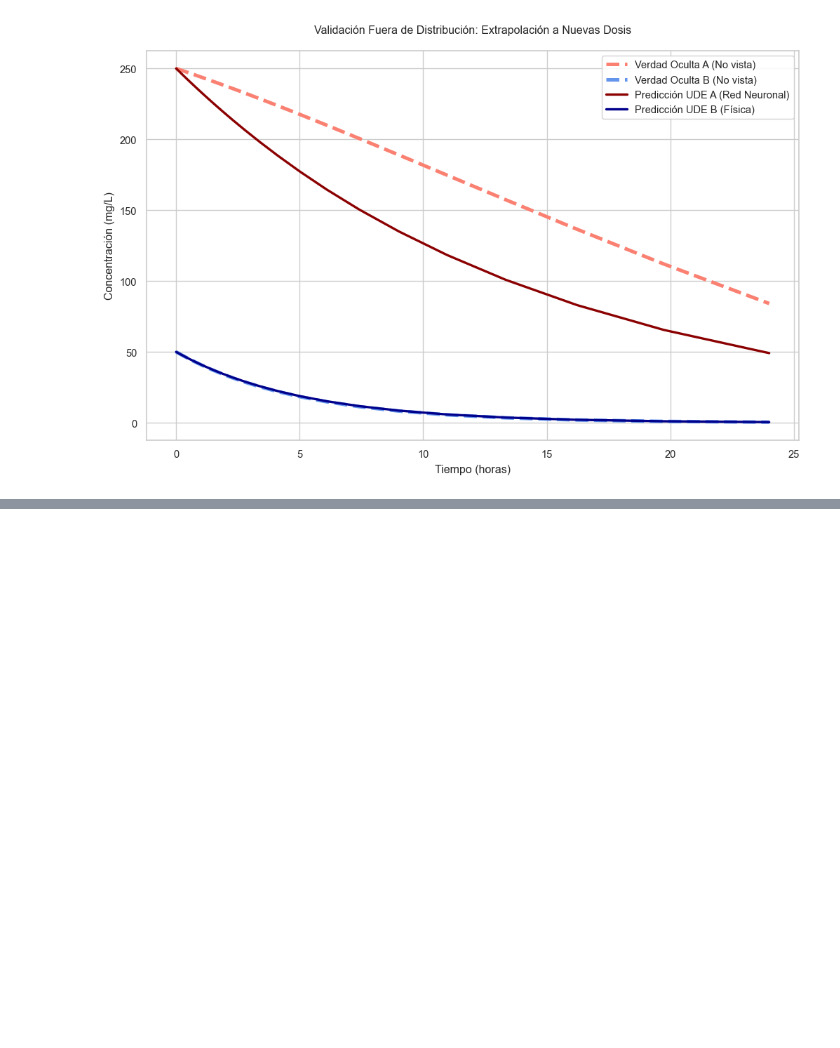
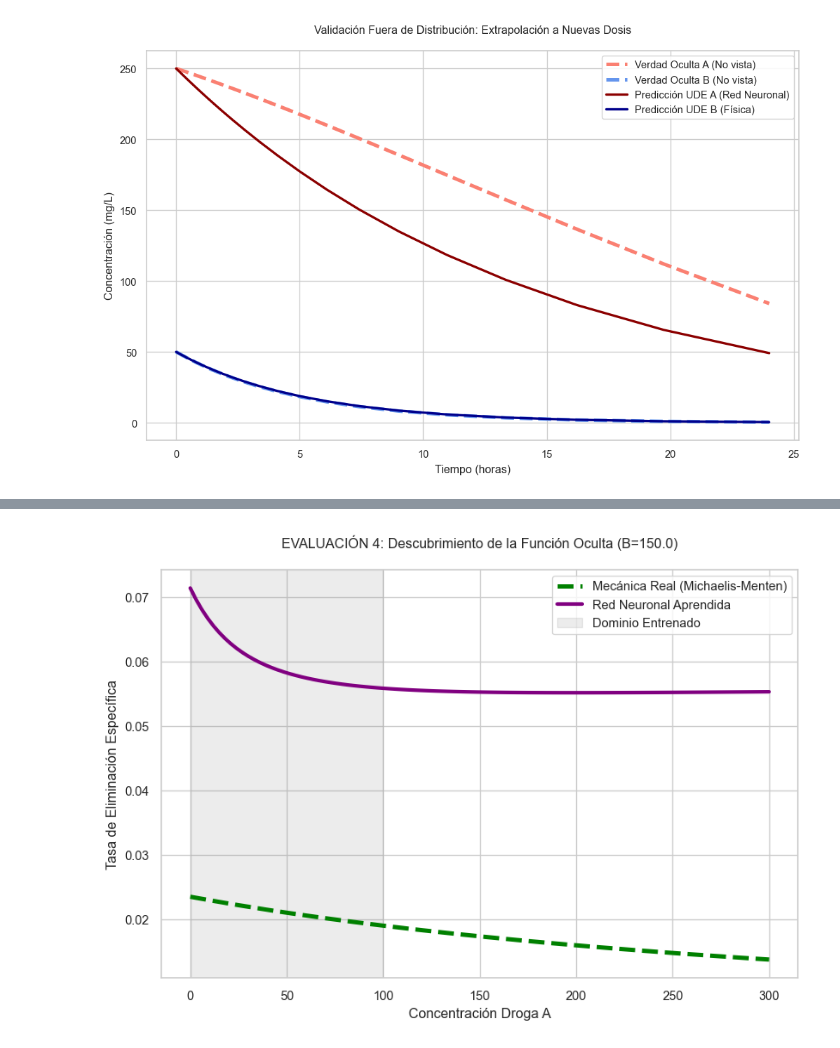
Before and after one commit to lucapetrarca/learning-drug-interactions-ude, a Jupyter notebook: notebooks/evaluación_y_extrapolación.ipynb, the cells around one changed output, grey strips where cells are left out. Saved outputs shown, nothing was run; the diff lists cells and outputs as text; code cells hidden in the pictures; blank space fills up the shorter version.

```diff
--- a/notebooks/evaluación_y_extrapolación.ipynb
+++ b/notebooks/evaluación_y_extrapolación.ipynb
@@ -145,0 +268,40 @@ Loss que obtuvo tu UDE entrenada: 4.97
+# %%
+# Generamos un rango de concentraciones de Droga A
+A_vals = np.linspace(0, 300, 100)
+B_fixed = 150.0  # Mantenemos B constante para ver el perfil 1D
+
+# 1. Calculamos la tasa de Michaelis-Menten EXACTA (El secreto del Universo)
+V_max = TRUE_PARAMS['V_max']
+K_m = TRUE_PARAMS['K_m']
+K_i = TRUE_PARAMS['K_i']
+
+tasa_real = V_max / (K_m * (1.0 + B_fixed / K_i) + A_vals)
+
+# 2. Le preguntamos a nuestra Red Neuronal qué opina
+A_tensor = torch.tensor(A_vals, dtype=torch.float32).unsqueeze(1)
+B_tensor = torch.full_like(A_tensor, B_fixed)
+
+# OJO: Normalizamos dividiendo por 100 como pusimos en el models.py!
+nn_input = torch.cat([F.relu(A_tensor)/100.0, F.relu(B_tensor)/100.0], dim=-1)
+
+with torch.no_grad():
+    nn_output = model.ude_field.nn_interaction(nn_input)
+    tasa_nn = F.softplus(nn_output).squeeze().numpy()
+
+# 3. Graficamos el cerebro del modelo
+fig, ax = plt.subplots(figsize=(7, 5), dpi=120)
+
+ax.plot(A_vals, tasa_real, '--', color='green', linewidth=3, label='Mecánica Real (Michaelis-Menten)')
+ax.plot(A_vals, tasa_nn, color='purple', linewidth=2.5, label='Red Neuronal Aprendida')
+
+# Marcamos el rango que el modelo "vio" en el entrenamiento
+ax.axvspan(0, 100, color='gray', alpha=0.15, label='Dominio Entrenado')
+
+ax.set_title(f"EVALUACIÓN 4: Descubrimiento de la Función Oculta (B={B_fixed})", pad=15)
+ax.set_xlabel("Concentración Droga A")
+ax.set_ylabel("Tasa de Eliminación Específica")
+ax.legend()
+plt.tight_layout()
+plt.show()
+# %% [output]
+[figure, added]
```
Also changed, not shown: parts of 6 cells of this notebook, 5 other files.
